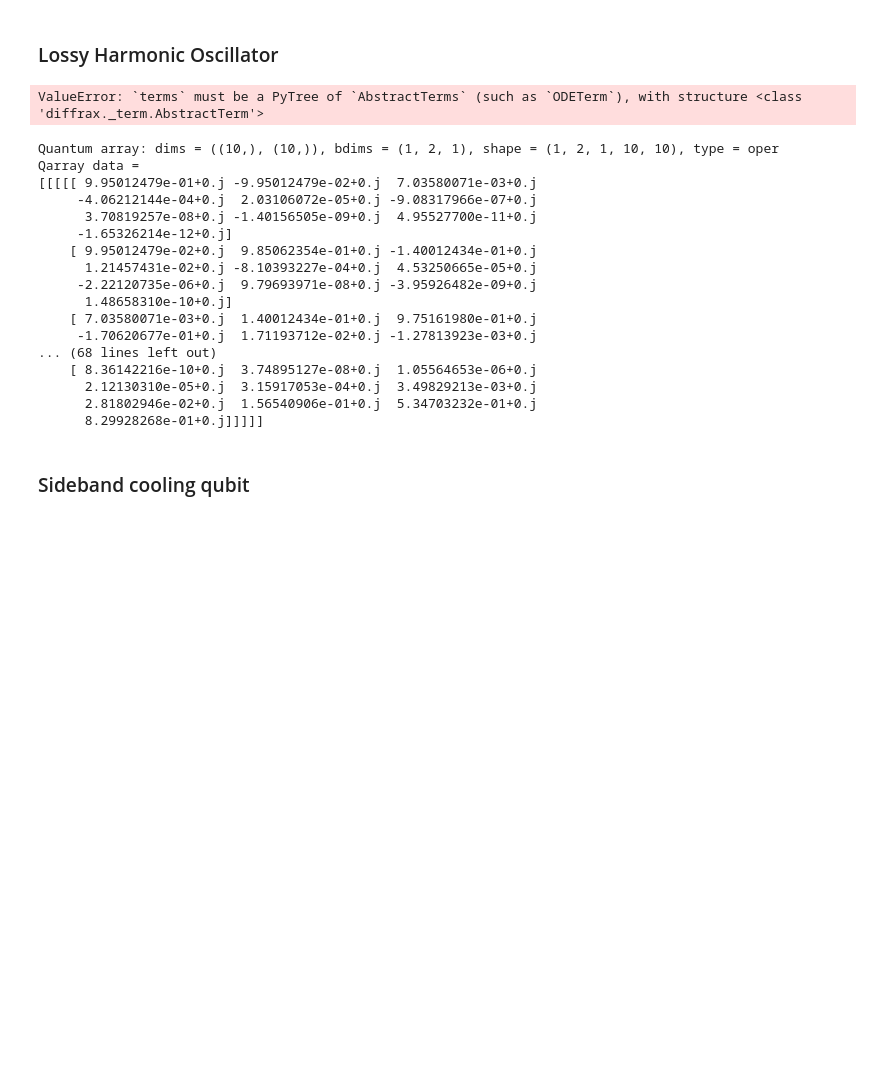
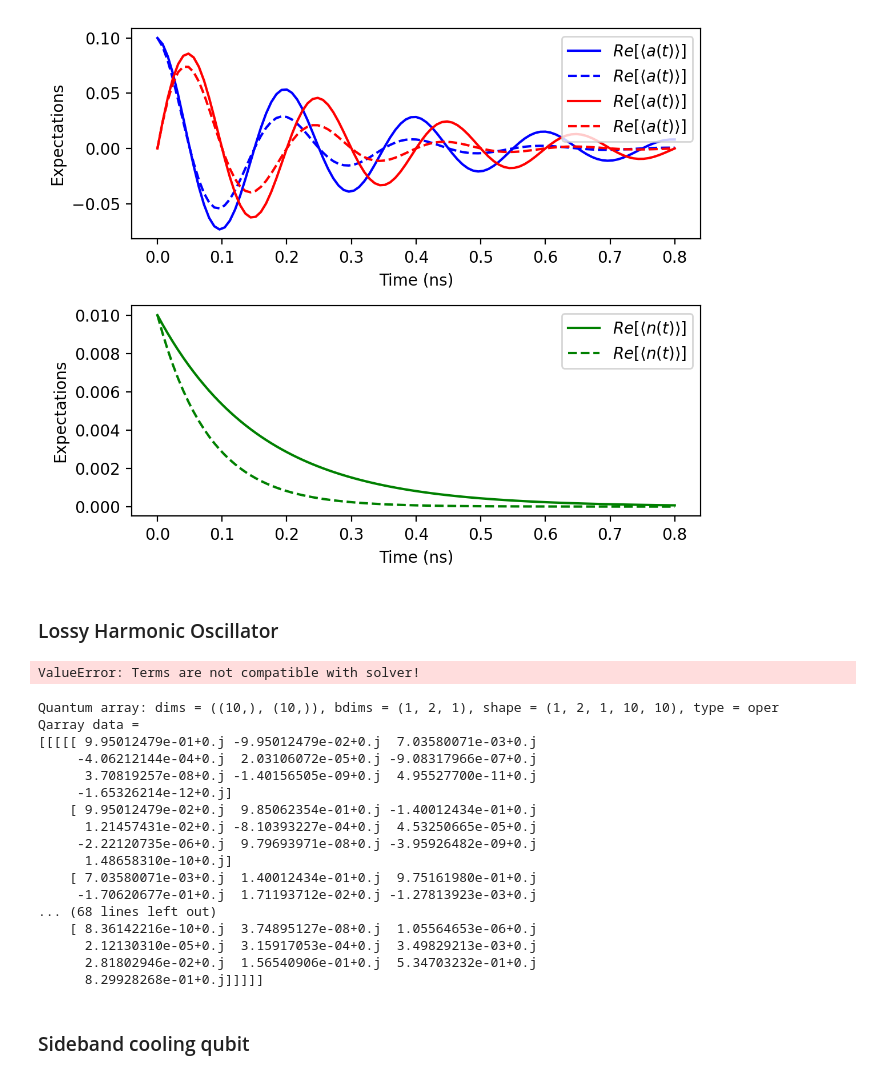
Before and after one commit to EQuS/jaxquantum, a Jupyter notebook: experiments/main/0-examples.ipynb, the cells around one changed output. Saved outputs shown, nothing was run; the diff lists cells and outputs as text; code cells hidden in the pictures; blank space fills up the shorter version.

Commit message:
fixed issues with mesolve

```diff
--- a/experiments/main/0-examples.ipynb
+++ b/experiments/main/0-examples.ipynb
@@ -1,6 +1,55 @@
 # %%
 %load_ext autoreload
 %autoreload 2
+# %%
+from jax import jit
+import jaxquantum as jqt
+import jax.numpy as jnp
+import matplotlib.pyplot as plt
+
+N = 100
+
+omega_a = 2.0*jnp.pi*5.0
+kappa = 2*jnp.pi*jnp.array([1,2]) # Batching to explore two different kappa values!
+initial_state = jqt.displace(N, 0.1) @ jqt.basis(N,0)
+initial_state_dm = initial_state.to_dm()
+ts = jnp.linspace(0, 4*2*jnp.pi/omega_a, 101)
+
+a = jqt.destroy(N)
+n = a.dag() @ a
+
+c_ops = jqt.Qarray.from_list([jnp.sqrt(kappa)*a])
+
+@jit
+def Ht(t):
+    H0 = omega_a*n
+    return H0
+
+solver_options = jqt.SolverOptions.create(progress_meter=True)
+states = jqt.mesolve(Ht, initial_state_dm, ts, c_ops=c_ops, solver_options=solver_options)
+nt = jnp.real(jqt.calc_expect(n, states))
+a_real = jnp.real(jqt.calc_expect(a, states))
+a_imag = jnp.imag(jqt.calc_expect(a, states))
+
+fig, axs = plt.subplots(2,1, dpi=200, figsize=(6,5))
+ax = axs[0]
+ax.plot(ts, a_real[:,0], label=r"$Re[\langle a(t)\rangle]$", color="blue") # Batch kappa value 0
+ax.plot(ts, a_real[:,1], "--", label=r"$Re[\langle a(t)\rangle]$", color="blue") # Batch kappa value 1
+ax.plot(ts, a_imag[:,0], label=r"$Re[\langle a(t)\rangle]$", color="red") # Batch kappa value 0
+ax.plot(ts, a_imag[:,1], "--", label=r"$Re[\langle a(t)\rangle]$", color="red") # Batch kappa value 1
+ax.set_xlabel("Time (ns)")
+ax.set_ylabel("Expectations")
+ax.legend()
+
+ax = axs[1]
+ax.plot(ts, nt[:,0], label=r"$Re[\langle n(t)\rangle]$", color="green") # Batch kappa value 0
+ax.plot(ts, nt[:,1], "--", label=r"$Re[\langle n(t)\rangle]$", color="green") # Batch kappa value 1
+ax.set_xlabel("Time (ns)")
+ax.set_ylabel("Expectations")
+ax.legend()
+fig.tight_layout()
+# %% [output]
+[figure, added]
 # %% [markdown]
 ### Lossy Harmonic Oscillator
 # %%
@@ -52,7 +101,7 @@ states = jqt.mesolve(Ht, initial_state_dm, ts, c_ops=c_ops, solver_options=solve
 # ax.legend()
 # fig.tight_layout()
 # %% [output]
-ValueError: `terms` must be a PyTree of `AbstractTerms` (such as `ODETerm`), with structure <class 'diffrax._term.AbstractTerm'>
+ValueError: Terms are not compatible with solver!
 # %%
 # jqt.Qarray.from_list([jqt.displace(10,jnp.array([0.1,0.2]))])
 # jqt.Qarray.from_list([jqt.displace(10,0.1)])
```
Also changed, not shown: 1 other file.
